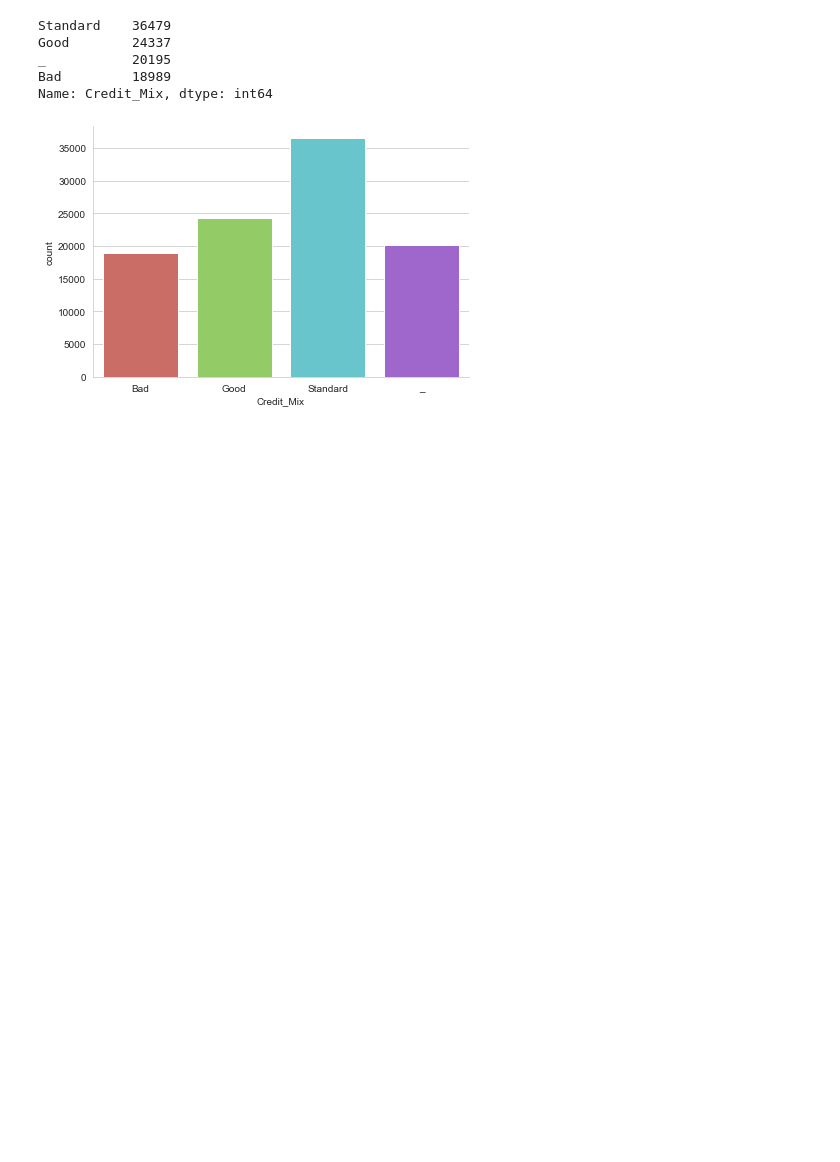
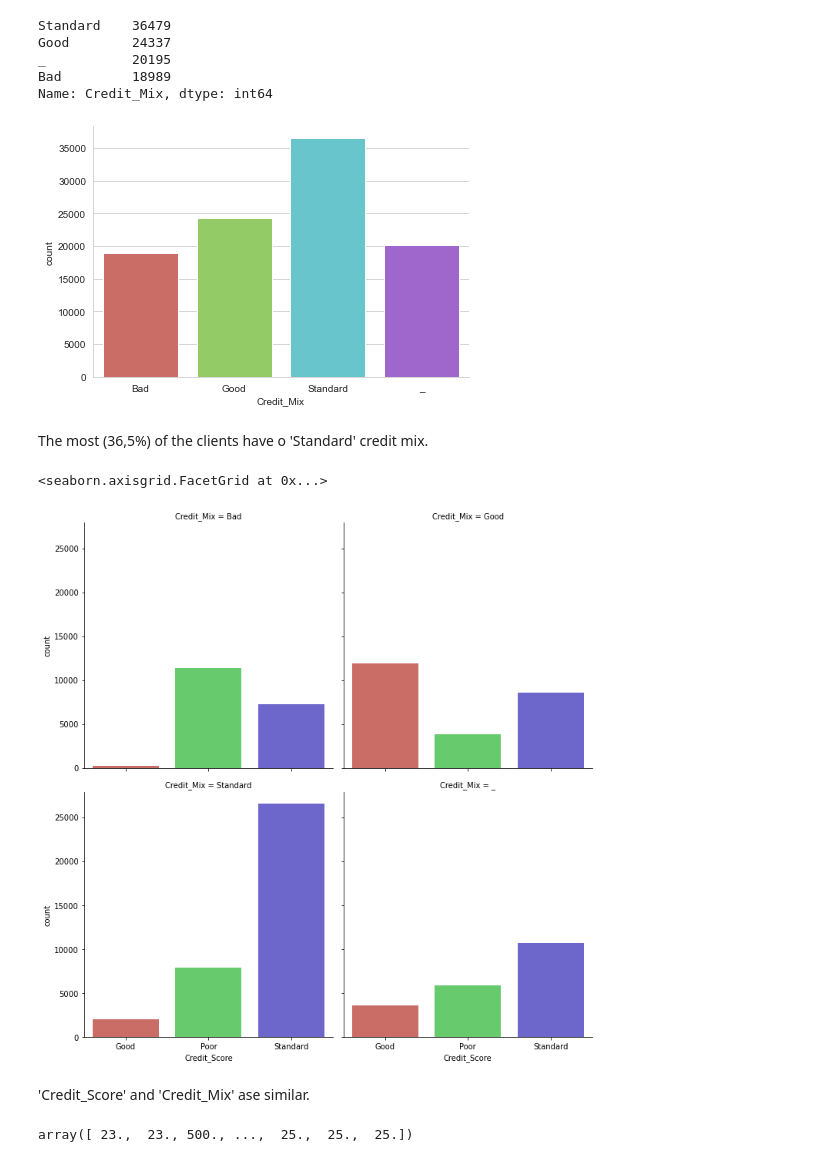
Before and after one commit to OlaJaglinska/Data-Science-Training, a Jupyter notebook: EDA/EDA.ipynb, the cells around one changed output. Saved outputs shown, nothing was run; the diff lists cells and outputs as text; code cells hidden in the pictures; blank space fills up the shorter version.

Commit message:
Credit mix and credit score

```diff
--- a/EDA/EDA.ipynb
+++ b/EDA/EDA.ipynb
@@ -274,3 +274,16 @@ ax = sns.catplot(data=df, x="Credit_Mix", palette='hls', kind="count",
                 height=4, aspect=1.5)
 # %% [output]
 [figure]
+# %% [markdown]
+The most (36,5%) of the clients have o 'Standard' credit mix.
+# %%
+sns.factorplot(data=df, x='Credit_Score', col='Credit_Mix', kind='count', col_wrap = 2, palette='hls')
+# %% [output]
+<seaborn.axisgrid.FacetGrid at 0x...>
+[figure, added]
+# %% [markdown]
+'Credit_Score' and 'Credit_Mix' ase similar.
+# %%
+df['Age'].values
+# %% [output]
+array([ 23.,  23., 500., ...,  25.,  25.,  25.])
```
